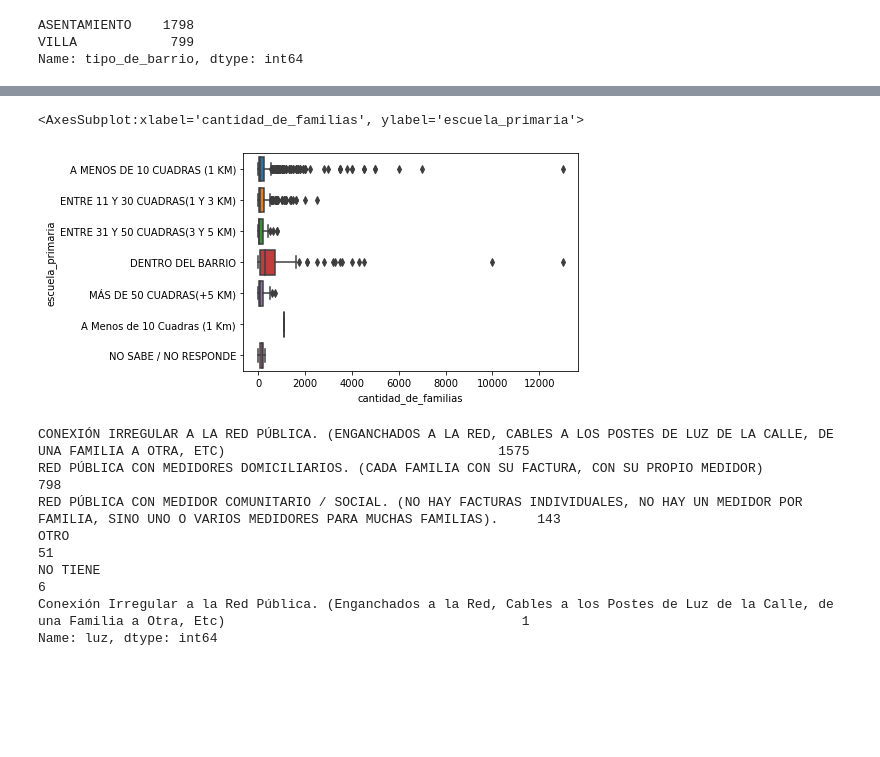
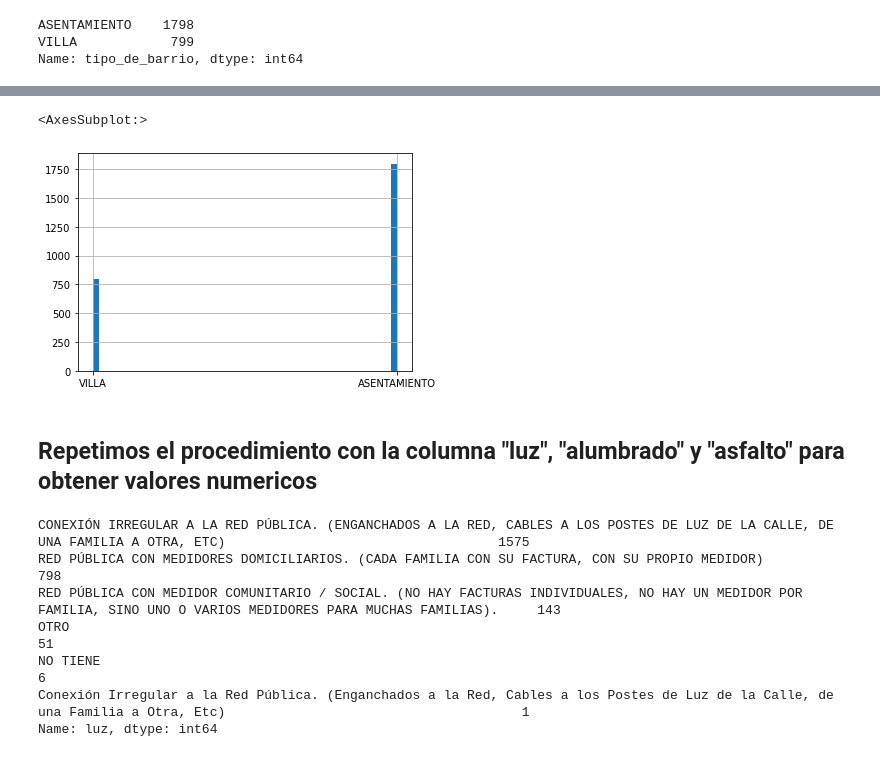
Before and after one commit to NestorDiazDataSC/Asentamientos-Informales, a Jupyter notebook: Informe.ipynb, the cells around one changed output, grey strips where cells are left out. Cells and saved outputs as stored; diff of their text form; code cells hidden in the pictures; blank space fills up the shorter version.

```diff
--- a/Informe.ipynb
+++ b/Informe.ipynb
@@ -190,6 +167,8 @@ sns.violinplot(data=df, x='anio_creo_barrio', y='cantidad_de_familias')
-# %%
-sns.boxplot(x="cantidad_de_familias", y="escuela_primaria", data=df)
-# %% [output]
-<AxesSubplot:xlabel='cantidad_de_familias', ylabel='escuela_primaria'>
-[figure, removed]
+# %%
+df['tipo_de_barrio'].hist(bins=50) # Vemos graficamente a su distribución
+# %% [output]
+<AxesSubplot:>
+[figure, added]
+# %% [markdown]
+## Repetimos el procedimiento con la columna "luz", "alumbrado" y "asfalto" para obtener valores numericos
 # %%
```
Also changed, not shown: parts of 42 cells of this notebook.
